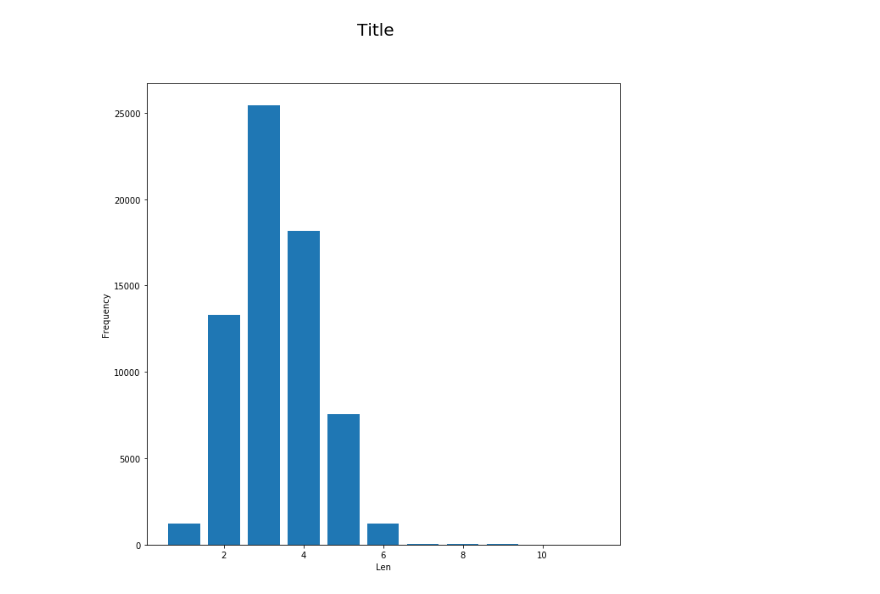
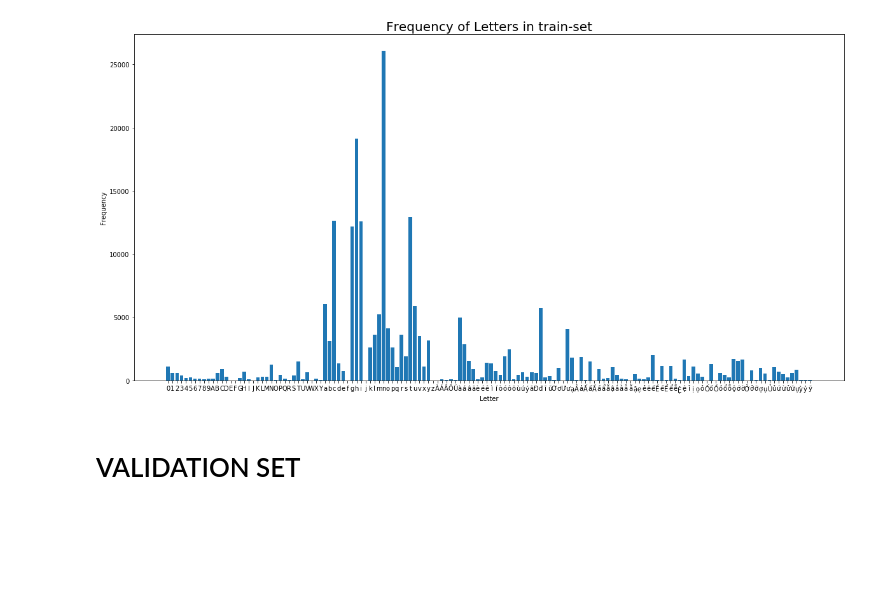
Before and after one commit to VinhLoiIT/vietnamese-htr, a Jupyter notebook: stat/Statistic.ipynb, the cells around one changed output. Cells and saved outputs as stored; diff of their text form; code cells hidden in the pictures; blank space fills up the shorter version.

```diff
--- a/stat/Statistic.ipynb
+++ b/stat/Statistic.ipynb
@@ -32,10 +45,16 @@ fig.savefig('letters_count.jpg', dpi=100)
+# %%
+_, train_letters_count, _ = words_info('../../vnondb_word/train_word.csv')
 # %%
-fig = plt.figure(figsize=(10,10))
-plt.bar(words_len.keys(), words_len.values())
+# all letters
+fig = plt.figure(figsize=(20,10))
+plt.bar(train_letters_count.keys(), train_letters_count.values())
 
-fig.suptitle('Title', fontsize=20)
-plt.xlabel('Len', fontsize=10)
+plt.title('Frequency of Letters in train-set', fontsize=20)
+plt.xlabel('Letter', fontsize=10)
 plt.ylabel('Frequency', fontsize=10)
-fig.savefig('words_len.jpg', dpi=300)
+
+fig.savefig('word_train/train_letter_frequency.jpg', dpi=300)
 # %% [output]
-[figure, old version]
+[figure, new version]
+# %% [markdown]
+# VALIDATION SET
```
Also changed, not shown: parts of 13 cells of this notebook, 6 other files.
